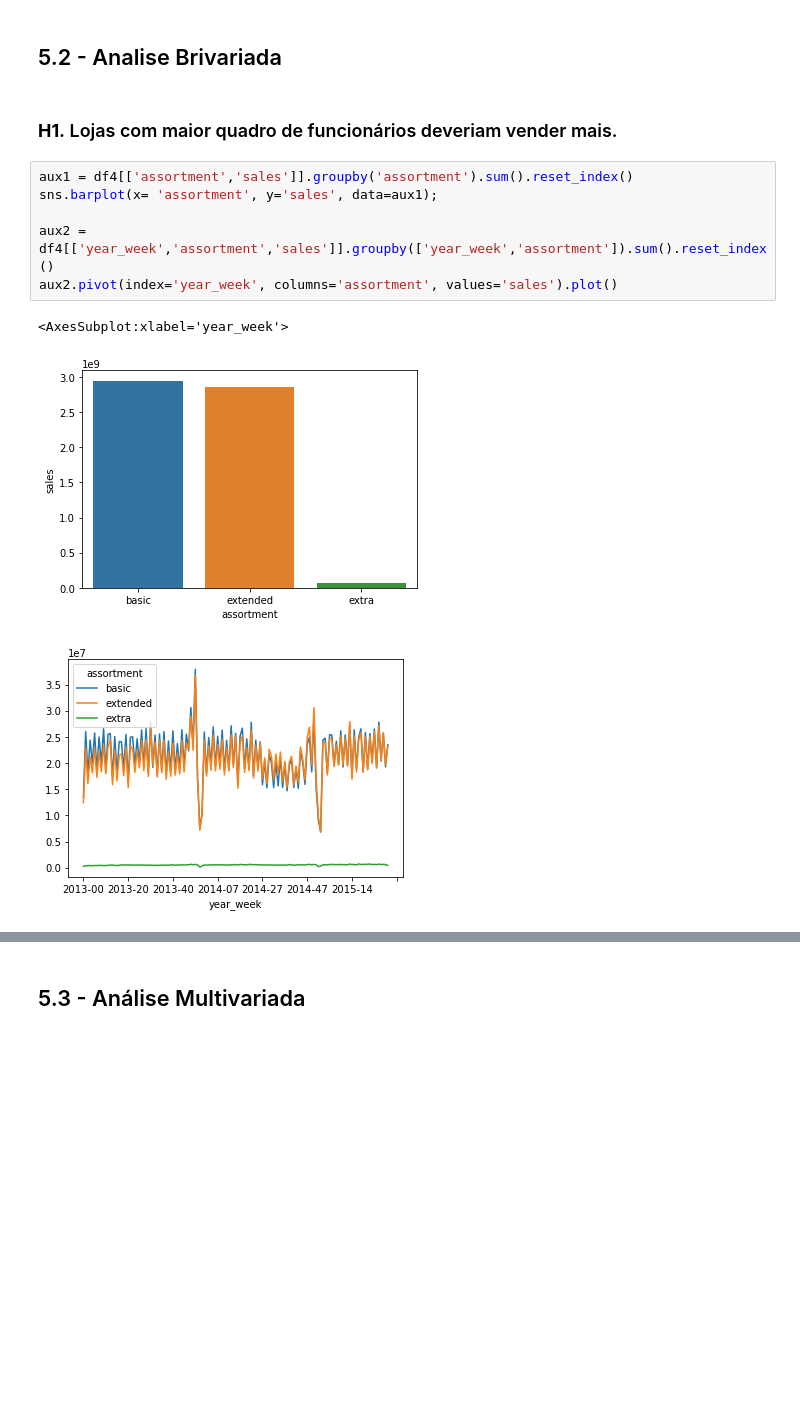
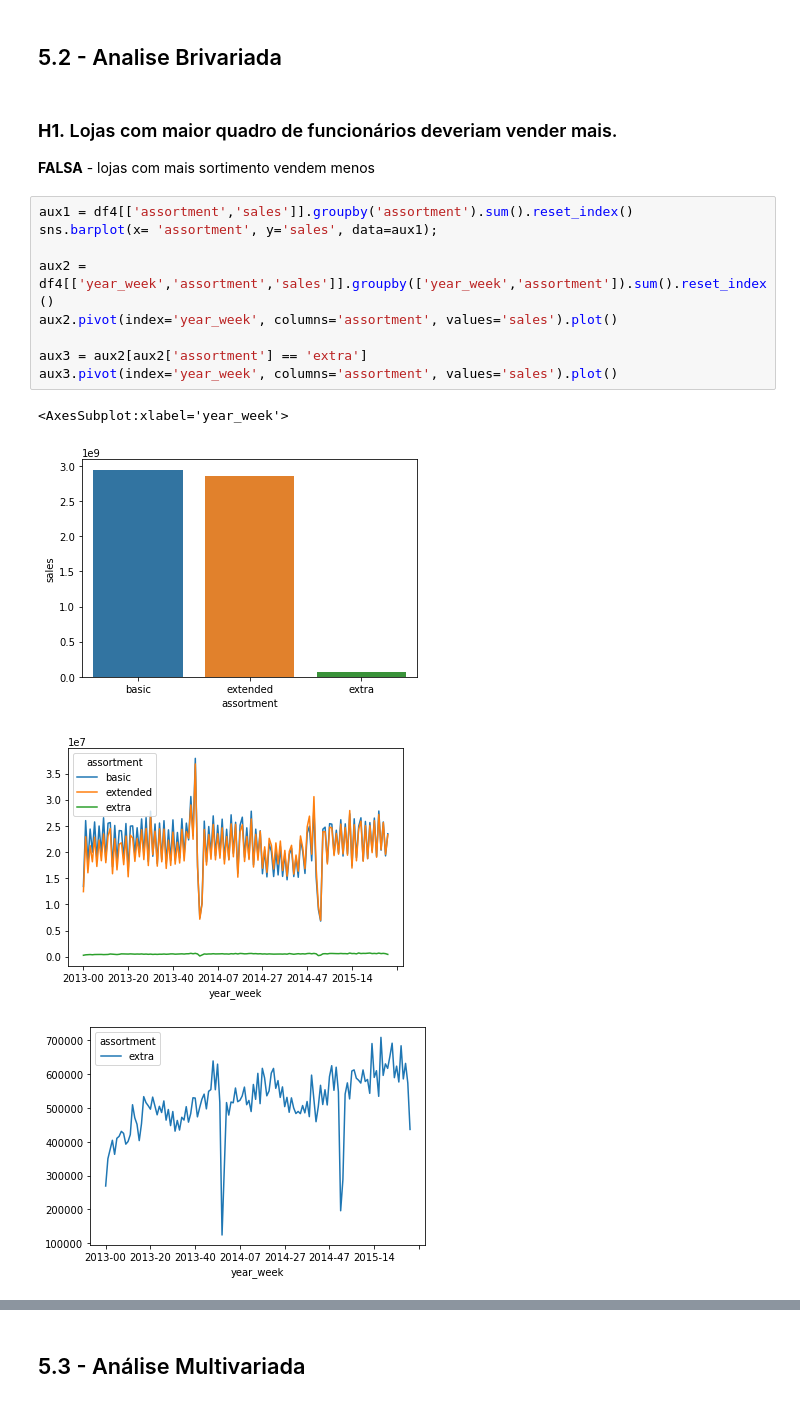
Before and after one commit to castrien/ds_em_producao, a Jupyter notebook: m04_v01_ds_em_producao.ipynb, the cells around one changed output, grey strips where cells are left out. Drawn from its saved outputs; the diff is of its cells as text; blank space fills up the shorter version.

```diff
--- a/m04_v01_ds_em_producao.ipynb
+++ b/m04_v01_ds_em_producao.ipynb
@@ -501,15 +501,21 @@ sns.kdeplot( df4[df4['assortment'] == 'extra']['sales'], label='extra', shade=Tr
 ## 5.2 - Analise Brivariada
 # %% [markdown]
 ### **H1.** Lojas com maior quadro de funcionários deveriam vender mais.
+
+**FALSA** - lojas com mais sortimento vendem menos
 # %%
 aux1 = df4[['assortment','sales']].groupby('assortment').sum().reset_index()
 sns.barplot(x= 'assortment', y='sales', data=aux1);
 
 aux2 = df4[['year_week','assortment','sales']].groupby(['year_week','assortment']).sum().reset_index()
 aux2.pivot(index='year_week', columns='assortment', values='sales').plot()
+
+aux3 = aux2[aux2['assortment'] == 'extra']
+aux3.pivot(index='year_week', columns='assortment', values='sales').plot()
 # %% [output]
 <AxesSubplot:xlabel='year_week'>
 [figure]
 [figure]
+[figure, added]
 # %% [markdown]
 ### **H2.** Lojas com maior capacidade estoque deveriam vender mais.
```
Also changed, not shown: parts of 4 cells of this notebook.
